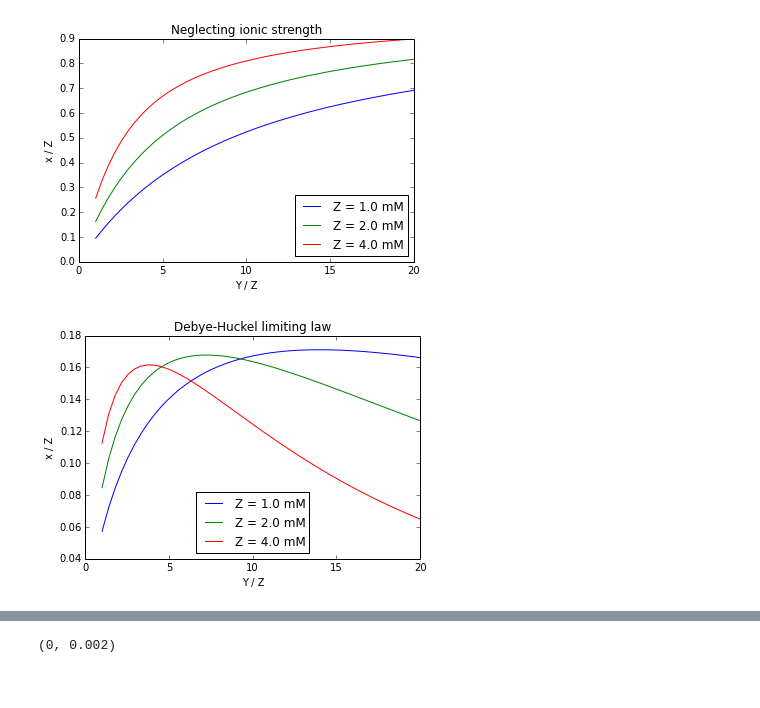
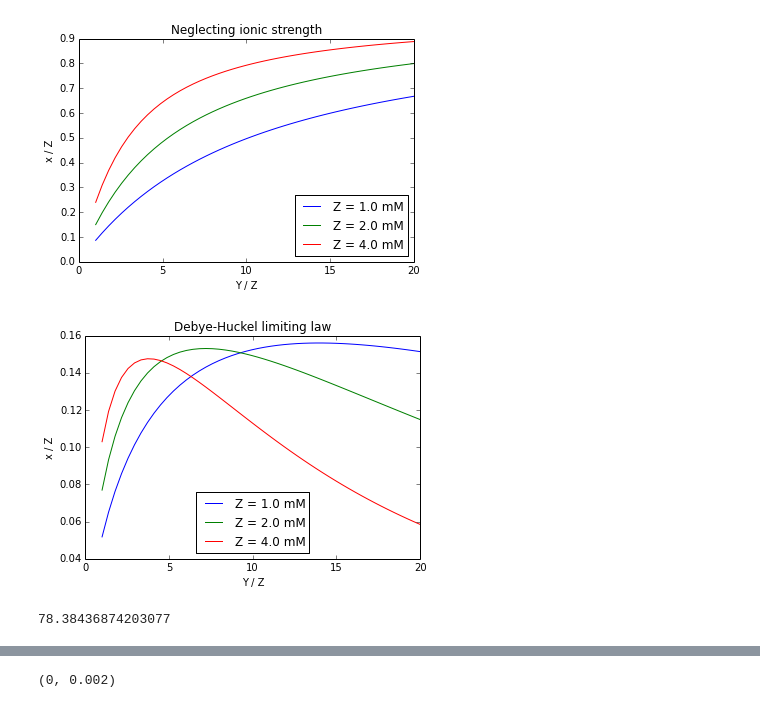
Before and after one commit to cagus/stopped_flow, a Jupyter notebook: misc/equilibrium.ipynb, the cells around one changed output, grey strips where cells are left out. Cells and saved outputs as stored; diff of their text form; code cells hidden in the pictures.

```diff
--- a/misc/equilibrium.ipynb
+++ b/misc/equilibrium.ipynb
@@ -15,18 +15,18 @@ def c_FeSCN2p(Y, Z, B1, I=None, z_rhs=(2,), z_lhs=(3,-1)):
 # %%
 def plot(Z, I=None, excess=None):
     if excess is None:
         excess = np.linspace(1, 20)
     Y = Z*excess
-    plt.plot(Y/Z, c_FeSCN2p(Y, Z, 116, I)/Z, label='Z = {} mM'.format(Z*1000))
+    plt.plot(Y/Z, c_FeSCN2p(Y, Z, 10**2.016, I)/Z, label='Z = {} mM'.format(Z*1000))
 plot(1e-3, I=0)
 plot(2e-3, I=0)
 plot(4e-3, I=0)
 plt.title('Neglecting ionic strength')
 plt.xlabel('Y / Z')
 plt.ylabel('x / Z')
 _ = plt.legend(loc='best')
 # %% [output]
-[figure, old version]
+[figure, new version]
 # %%
 plot(1e-3)
 plot(2e-3)
@@ -36,4 +36,4 @@ plt.xlabel('Y / Z')
 plt.ylabel('x / Z')
 _ = plt.legend(loc='best')
 # %% [output]
-[figure, old version]
+[figure, new version]
@@ -39,0 +69,4 @@ _ = plt.legend(loc='best')
+# %%
+eps_water(298.15)
+# %% [output]
+78.38436874203077
```
Also changed, not shown: parts of 24 cells of this notebook, 14 other files.
